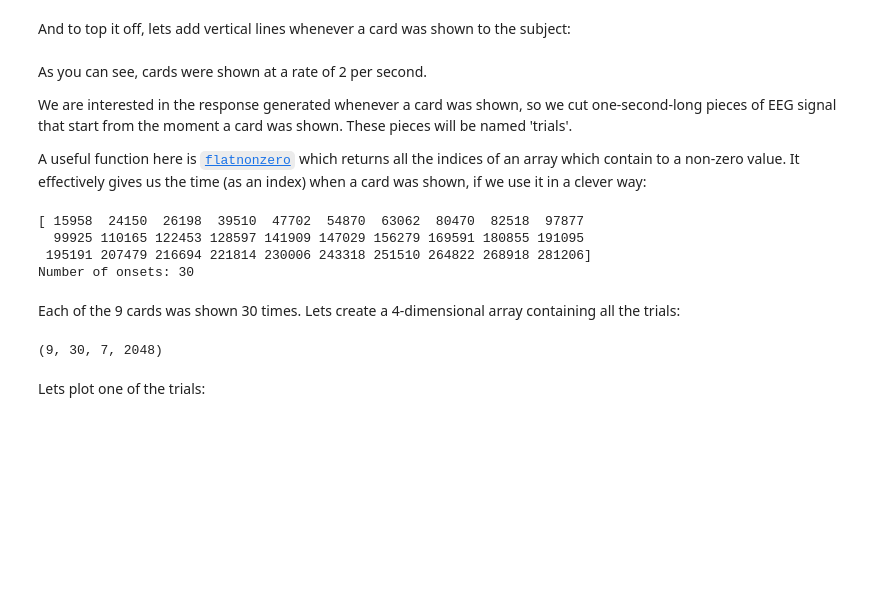
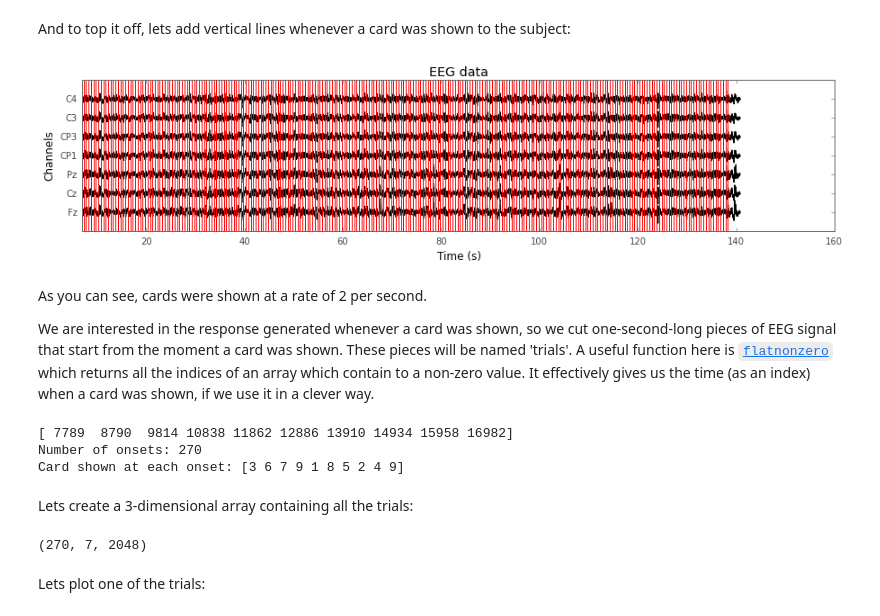
Before and after one commit to wmvanvliet/neuroscience_tutorials, a Jupyter notebook: basic/1. Load EEG data and plot ERP.ipynb, the cells around one changed output. Saved outputs shown, nothing was run; the diff lists cells and outputs as text; code cells hidden in the pictures; blank space fills up the shorter version.

```diff
--- a/basic/1. Load EEG data and plot ERP.ipynb
+++ b/basic/1. Load EEG data and plot ERP.ipynb
@@ -111,43 +124,42 @@ plot_eeg(EEG)
 # %% [markdown]
 And to top it off, lets add vertical lines whenever a card was shown to the subject:
 # %%
+figure(figsize=(15,3))
+plot_eeg(EEG)
 for onset in flatnonzero(labels):
     axvline(onset / 2048., color='r')
+# %% [output]
+[figure, added]
 # %% [markdown]
 As you can see, cards were shown at a rate of 2 per second.
 
-We are interested in the response generated whenever a card was shown, so we cut one-second-long pieces of EEG signal that start from the moment a card was shown. These pieces will be named 'trials'.
-
-A useful function here is [`flatnonzero`](http://docs.scipy.org/doc/numpy/reference/generated/numpy.flatnonzero.html) which returns all the indices of an array which contain to a non-zero value. It effectively gives us the time (as an index) when a card was shown, if we use it in a clever way:
+We are interested in the response generated whenever a card was shown, so we cut one-second-long pieces of EEG signal that start from the moment a card was shown. These pieces will be named 'trials'. A useful function here is [`flatnonzero`](http://docs.scipy.org/doc/numpy/reference/generated/numpy.flatnonzero.html) which returns all the indices of an array which contain to a non-zero value. It effectively gives us the time (as an index) when a card was shown, if we use it in a clever way.
 # %%
-onsets = flatnonzero(labels == 4)
+onsets = flatnonzero(labels)
+print onsets[:10]
+print 'Number of onsets:', len(onsets)
 
-print onsets
-print 'Number of onsets:', len(onsets)
+classes = labels[onsets]
+print 'Card shown at each onset:', classes[:10]
 # %% [output]
-[ 15958  24150  26198  39510  47702  54870  63062  80470  82518  97877
-  99925 110165 122453 128597 141909 147029 156279 169591 180855 191095
- 195191 207479 216694 221814 230006 243318 251510 264822 268918 281206]
-Number of onsets: 30
+[ 7789  8790  9814 10838 11862 12886 13910 14934 15958 16982]
+Number of onsets: 270
+Card shown at each onset: [3 6 7 9 1 8 5 2 4 9]
 # %% [markdown]
-Each of the 9 cards was shown 30 times. Lets create a 4-dimensional array containing all the trials:
+Lets create a 3-dimensional array containing all the trials:
 # %%
-nclasses = 9 # 9 playing cards
-ntrials = 30 # each card was shown 30 times
 nchannels = 7 # 7 EEG channels
 sample_rate = 2048. # The sample rate of the EEG recording device was 2048Hz
 nsamples = 1.0*sample_rate # one second's worth of data samples
+ntrials = len(onsets)
 
-trials = zeros((nclasses, ntrials, nchannels, nsamples))
-for card in range(nclasses):
-    onsets = flatnonzero(labels == (card+1))
-    onsets = onsets.astype(int) # we will use them as index to the EEG matrix, so they must be integer values
-    for trial, onset in enumerate(onsets):
-        trials[card, trial, :, :] = EEG[:, onset:onset+nsamples]
+trials = zeros((ntrials, nchannels, nsamples))
+for i, onset in enumerate(onsets):
+    trials[i, :, :] = EEG[:, onset:onset + nsamples]
 
 print trials.shape
 # %% [output]
-(9, 30, 7, 2048)
+(270, 7, 2048)
 # %% [markdown]
 Lets plot one of the trials:
 # %%
```
Also changed, not shown: parts of 23 cells of this notebook, 3 other files.
